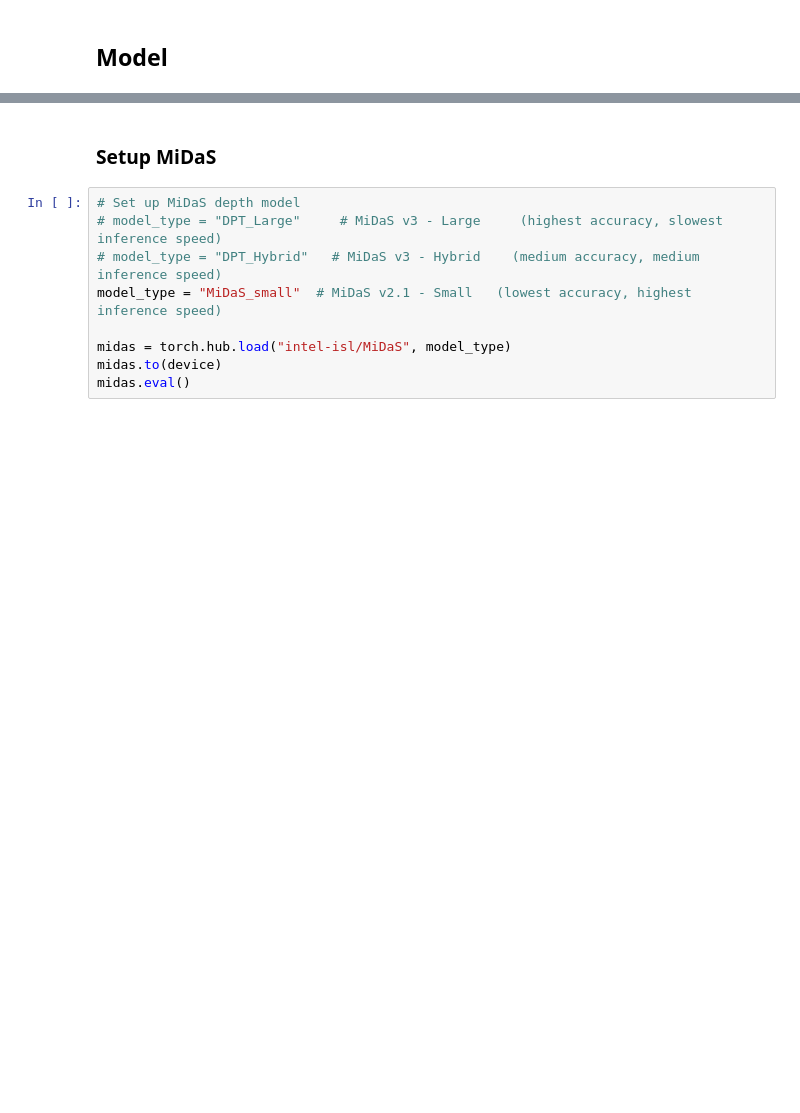
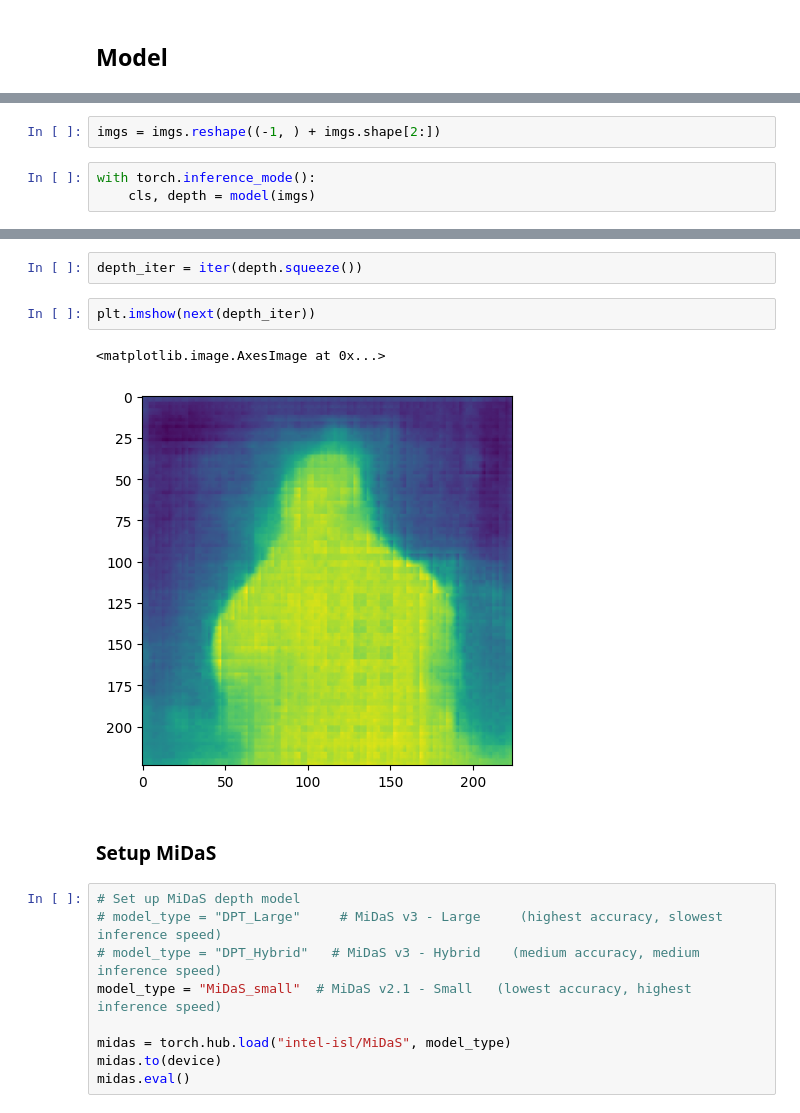
Before and after one commit to UoA-CARES/csn-sign-autoencoder, a Jupyter notebook: depth/depth.ipynb, the cells around one changed output, grey strips where cells are left out. Cells and saved outputs as stored; diff of their text form; blank space fills up the shorter version.

```diff
--- a/depth/depth.ipynb
+++ b/depth/depth.ipynb
@@ -142,0 +178,5 @@ model = EncoderDecoder(encoder, decoder, depth_head)
+# %%
+imgs = imgs.reshape((-1, ) + imgs.shape[2:])
+# %%
+with torch.inference_mode():
+    cls, depth = model(imgs)
@@ -143,3 +187,10 @@ model = EncoderDecoder(encoder, decoder, depth_head)
+# %%
+depth_iter = iter(depth.squeeze())
+# %%
+plt.imshow(next(depth_iter))
+# %% [output]
+<matplotlib.image.AxesImage at 0x...>
+[figure, added]
 # %% [markdown]
 ### Setup MiDaS
 # %%
```
Also changed, not shown: parts of 10 cells of this notebook, 7 other files.
